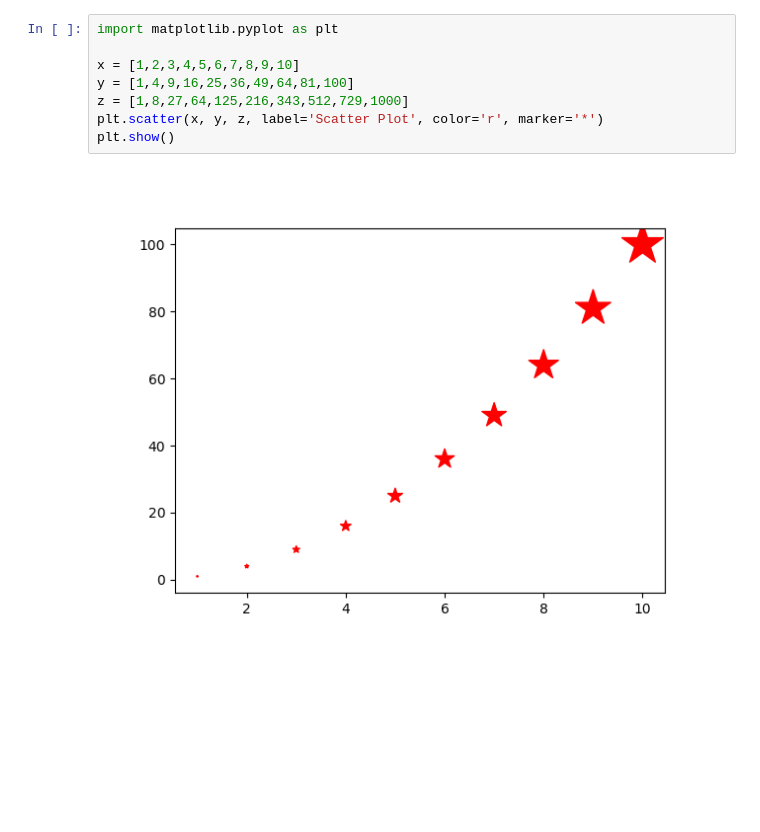
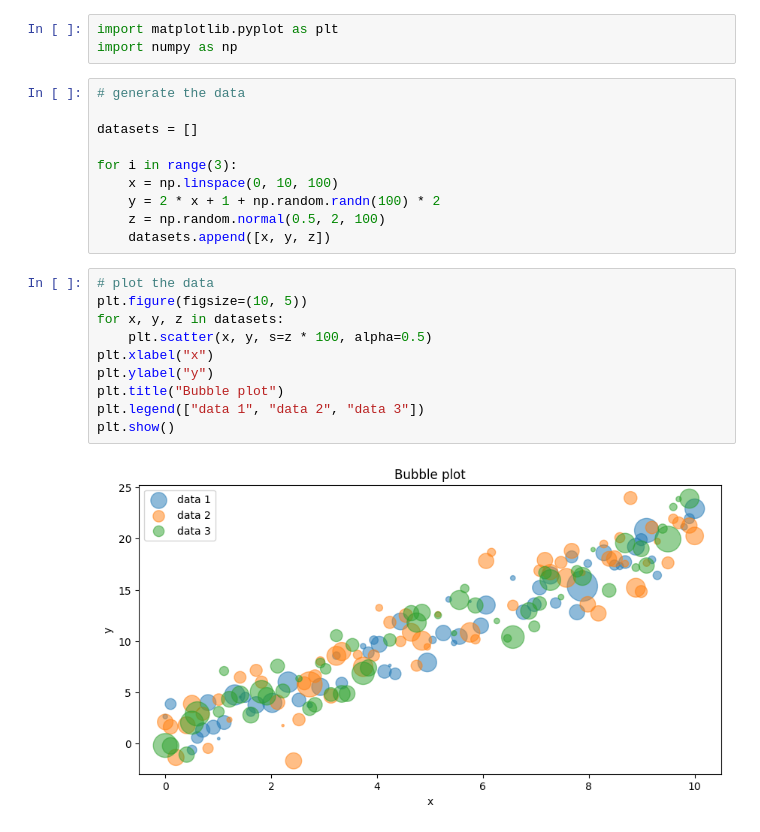
Before and after one commit to djeada/Data-Visualization, a Jupyter notebook: examples/matplotlib/notebooks/bubble_chart.ipynb, the cells around one changed output. Cells and saved outputs as stored; diff of their text form; blank space fills up the shorter version.

```diff
--- a/examples/matplotlib/notebooks/bubble_chart.ipynb
+++ b/examples/matplotlib/notebooks/bubble_chart.ipynb
@@ -1,10 +1,25 @@
-# %%
-import matplotlib.pyplot as plt
-
-x = [1,2,3,4,5,6,7,8,9,10]
-y = [1,4,9,16,25,36,49,64,81,100]
-z = [1,8,27,64,125,216,343,512,729,1000]
-plt.scatter(x, y, z, label='Scatter Plot', color='r', marker='*')
-plt.show()
-# %% [output]
-[figure, removed]
+# %%
+import matplotlib.pyplot as plt
+import numpy as np
+# %%
+# generate the data
+
+datasets = []
+
+for i in range(3):
+    x = np.linspace(0, 10, 100)
+    y = 2 * x + 1 + np.random.randn(100) * 2
+    z = np.random.normal(0.5, 2, 100)
+    datasets.append([x, y, z])
+# %%
+# plot the data
+plt.figure(figsize=(10, 5))
+for x, y, z in datasets:
+    plt.scatter(x, y, s=z * 100, alpha=0.5)
+plt.xlabel("x")
+plt.ylabel("y")
+plt.title("Bubble plot")
+plt.legend(["data 1", "data 2", "data 3"])
+plt.show()
+# %% [output]
+[figure, added]
```
Also changed, not shown: 34 other files.
